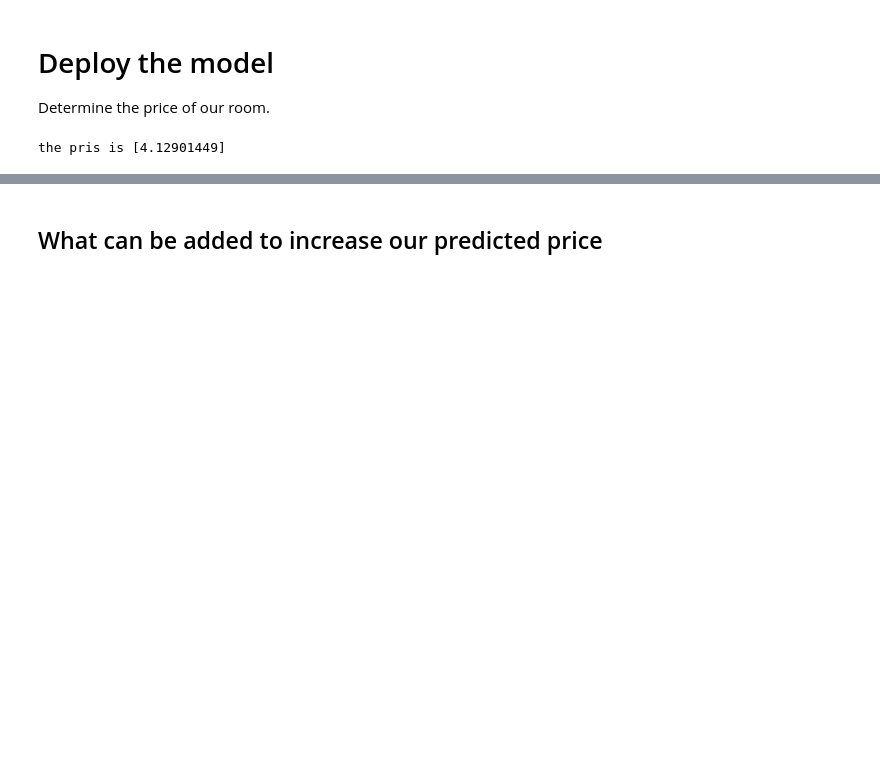
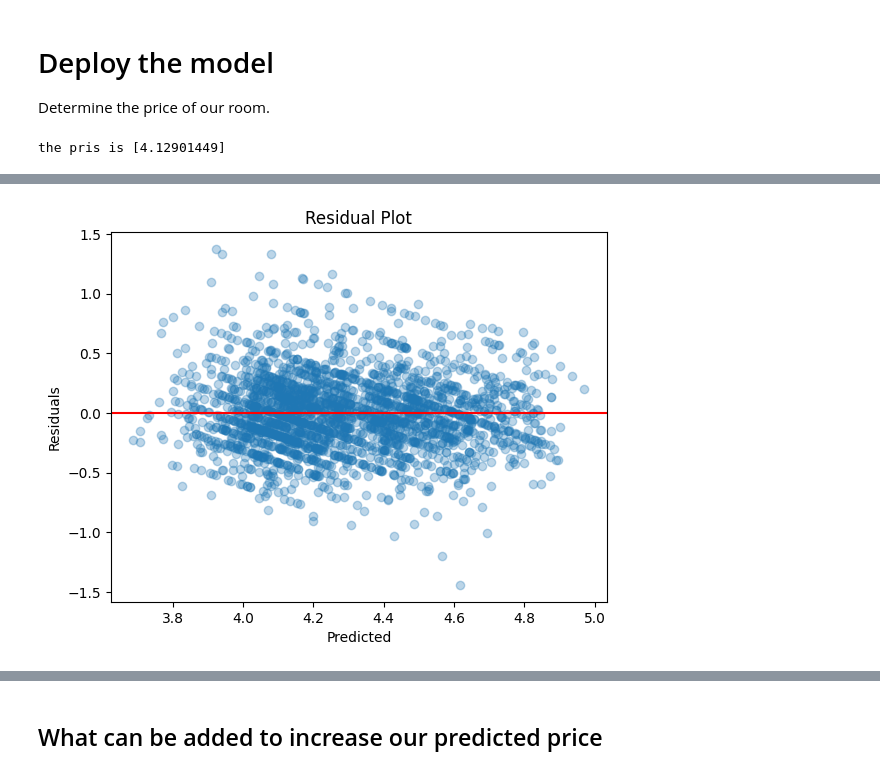
Before and after one commit to d21emijo/Air-BNB, a Jupyter notebook: Air_bnb.ipynb, the cells around one changed output, grey strips where cells are left out. Saved outputs shown, nothing was run; the diff lists cells and outputs as text; code cells hidden in the pictures; blank space fills up the shorter version.

```diff
--- a/Air_bnb.ipynb
+++ b/Air_bnb.ipynb
@@ -957,0 +859,9 @@ the pris is [4.12901449]
+# %%
+plt.scatter(pred, y_test - pred, alpha=0.3)
+plt.axhline(0, color='red')
+plt.xlabel("Predicted")
+plt.ylabel("Residuals")
+plt.title("Residual Plot")
+plt.show()
+# %% [output]
+[figure, added]
```
Also changed, not shown: parts of 46 cells of this notebook.
